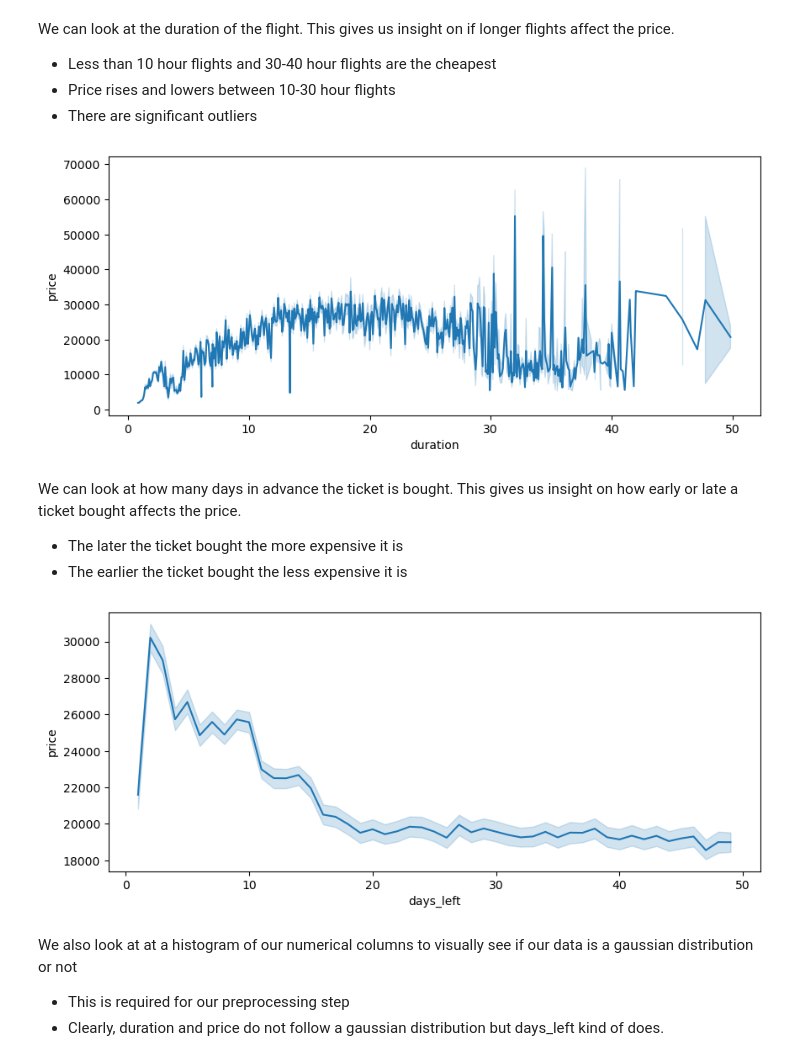
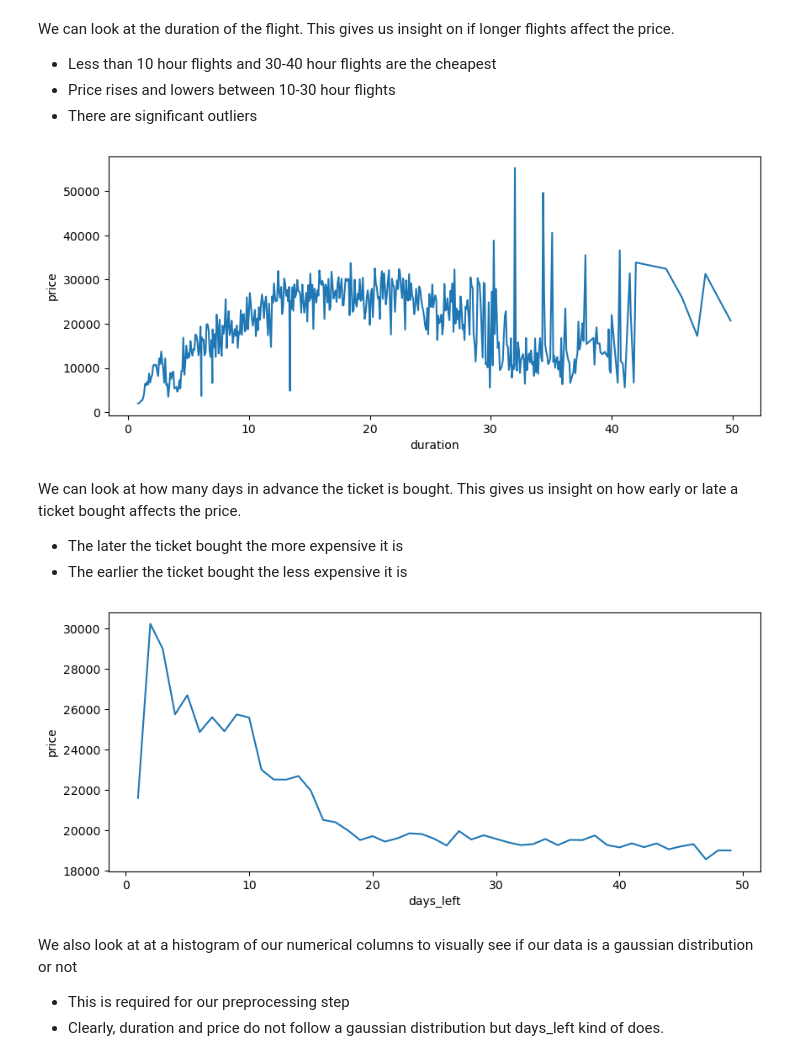
Before and after one commit to gharbarran-jhomar/flightdata, a Jupyter notebook: Flight_Price_Prediction.ipynb, the cells around one changed output. Cells and saved outputs as stored; diff of their text form; code cells hidden in the pictures.

```diff
--- a/Flight_Price_Prediction.ipynb
+++ b/Flight_Price_Prediction.ipynb
@@ -198,20 +201,20 @@ We can look at the duration of the flight. This gives us insight on if longer fl
 - There are significant outliers
 # %%
 plt.figure(figsize=(10, 4))
-sns.lineplot(x='duration', y='price', data=flight_data)
+sns.lineplot(x='duration', y='price', data=flight_data, ci=None)
 plt.show()
 # %% [output]
-[figure, old version]
+[figure, new version]
 # %% [markdown]
 We can look at how many days in advance the ticket is bought. This gives us insight on how early or late a ticket bought affects the price.
 - The later the ticket bought the more expensive it is
 - The earlier the ticket bought the less expensive it is
 # %%
 plt.figure(figsize=(10, 4))
-sns.lineplot(x='days_left', y='price', data=flight_data)
+sns.lineplot(x='days_left', y='price', data=flight_data, ci=None)
 plt.show()
 # %% [output]
-[figure, old version]
+[figure, new version]
 # %% [markdown]
 We also look at at a histogram of our numerical columns to visually see if our data is a gaussian distribution or not
 - This is required for our preprocessing step
```
Also changed, not shown: parts of 5 cells of this notebook.
